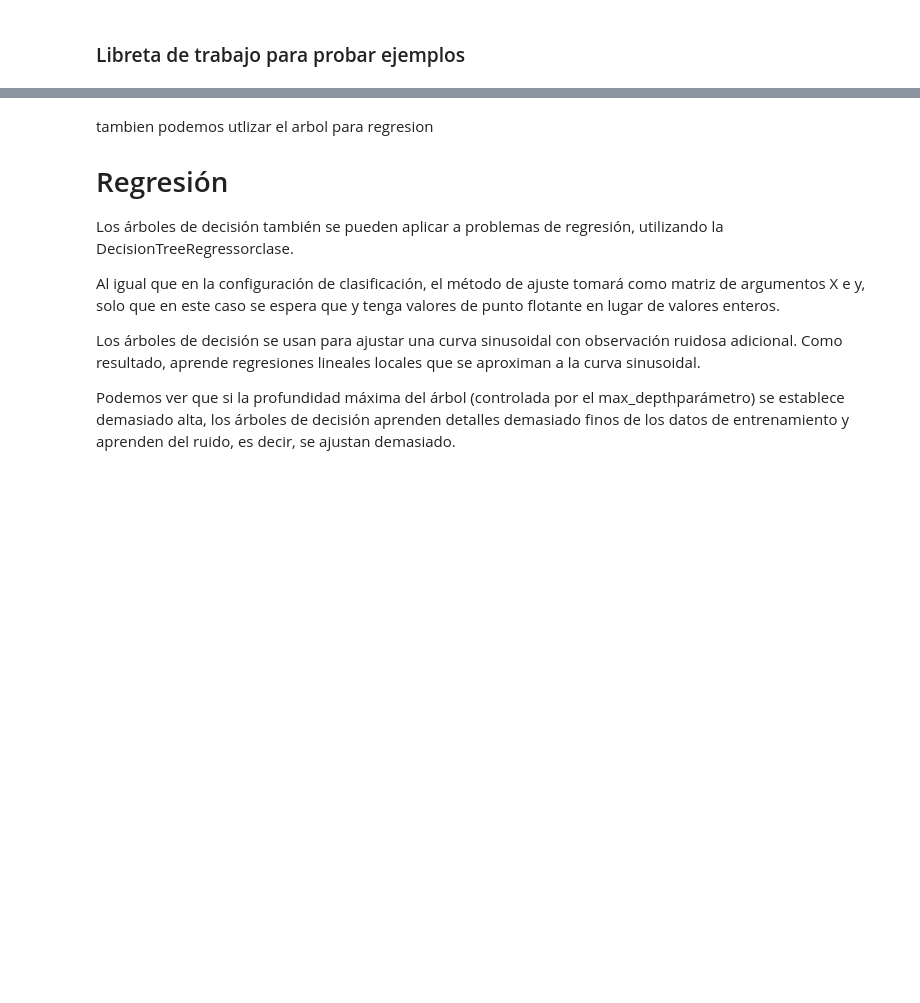
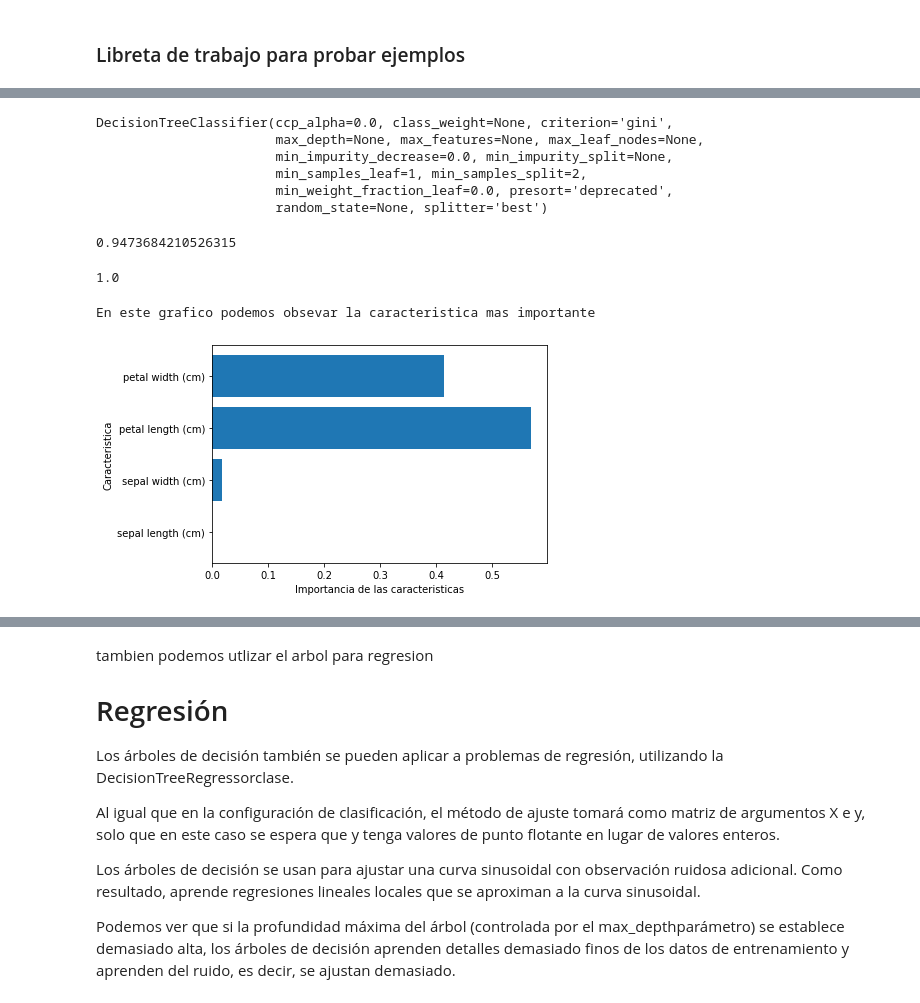
Before and after one commit to InteligenciaArtificialIIP/Arboles-y-Bosques-Aleatorios, a Jupyter notebook: Arboles y Bosques Aleatorios.ipynb, the cells around one changed output, grey strips where cells are left out. Cells and saved outputs as stored; diff of their text form; code cells hidden in the pictures; blank space fills up the shorter version.

Commit message:
encontrar la importancia por el cual se hace el arbol de decisiones

```diff
--- a/Arboles y Bosques Aleatorios.ipynb
+++ b/Arboles y Bosques Aleatorios.ipynb
@@ -196,3 +197,38 @@ from sklearn import tree
+# %%
+iris=load_iris()
+# %%
+#variables de entramiento y de prueba
+X_entranamiento, X_prueba, y_entrenamientoo, y_prueba=train_test_split(iris.data, iris.target)
+# %%
+clasificacion=DecisionTreeClassifier()
+# %%
+clasificacion.fit(X_entranamiento,y_entrenamientoo)
+# %% [output]
+DecisionTreeClassifier(ccp_alpha=0.0, class_weight=None, criterion='gini',
+                       max_depth=None, max_features=None, max_leaf_nodes=None,
+                       min_impurity_decrease=0.0, min_impurity_split=None,
+                       min_samples_leaf=1, min_samples_split=2,
+                       min_weight_fraction_leaf=0.0, presort='deprecated',
+                       random_state=None, splitter='best')
+# %%
+clasificacion.score(X_prueba,y_prueba)
+# %% [output]
+0.9473684210526315
+# %%
+clasificacion.score(X_entranamiento,y_entrenamientoo)
+# %% [output]
+1.0
+# %%
+carcteristica=iris.data.shape[1]
+plt.barh(range(carcteristica),clasificacion.feature_importances_)
+plt.yticks(np.arange(carcteristica), iris.feature_names)
+plt.xlabel('Importancia de las caracteristicas')
+plt.ylabel('Caracteristica')
+plt.show
+print("En este grafico podemos obsevar la caracteristica mas importante")
+# %% [output]
+En este grafico podemos obsevar la caracteristica mas importante
+[figure, added]
 # %%
 # ingresamos los parametros a utilizar
 # Paramentros
```
Also changed, not shown: parts of 3 cells of this notebook.
